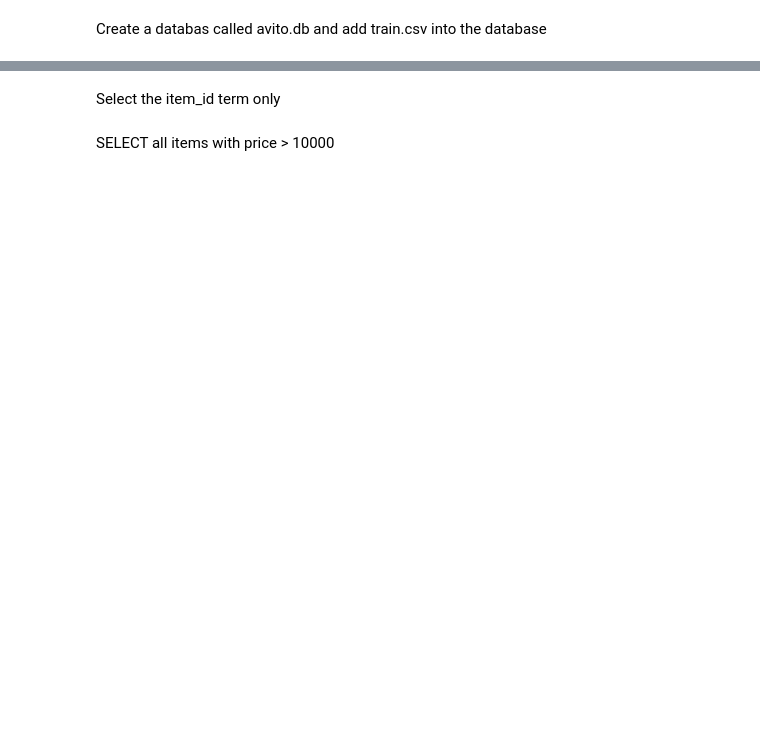
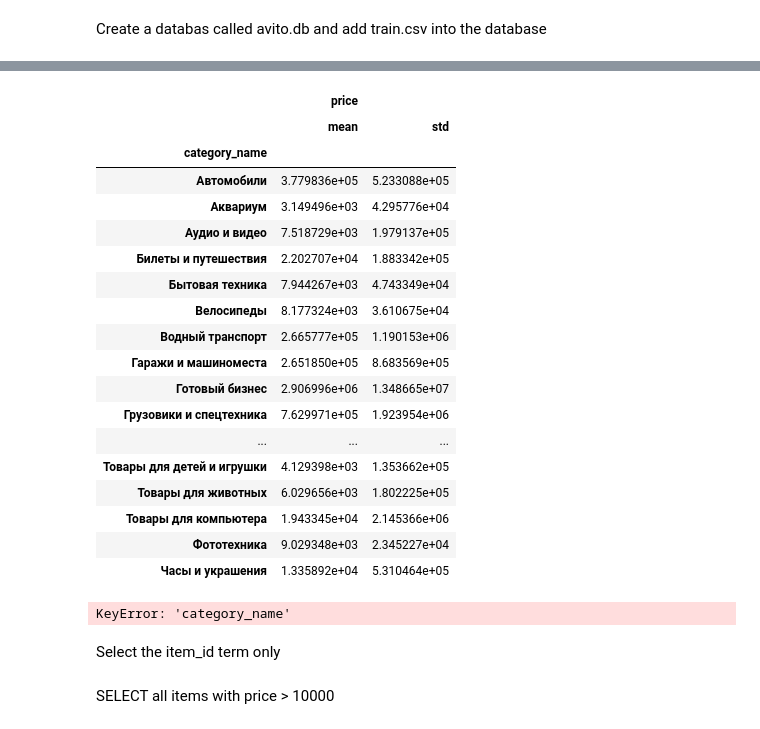
Before and after one commit to albalu/gdso-avito, a Jupyter notebook: load_files.ipynb, the cells around one changed output, grey strips where cells are left out. Drawn from its saved outputs; the diff is of its cells as text; code cells hidden in the pictures; blank space fills up the shorter version.

```diff
--- a/load_files.ipynb
+++ b/load_files.ipynb
@@ -18,0 +78,6 @@ df = pd.read_sql('SELECT * FROM train', avito)
+# %%
+train = pd.read_csv('data/train.csv', usecols=used_cols)
+#train = pd.read_csv('data/train.csv', usecols=used_cols).dropna()
+train['category_name'].nunique()
+train['price_normal'] = 0
+train.head()
@@ -18,0 +101,37 @@ df = pd.read_sql('SELECT * FROM train', avito)
+# %%
+# TEST IF TRAIN MAKES SENSE
+cate_train = train.groupby('category_name').agg({'price': [np.mean, np.std]})
+cate_train
+# %% [output]
+|  | price |  |
+|  | mean | std |
+| category_name |  |  |
+| Автомобили | 3.779836e+05 | 5.233088e+05 |
+| Аквариум | 3.149496e+03 | 4.295776e+04 |
+| Аудио и видео | 7.518729e+03 | 1.979137e+05 |
+| Билеты и путешествия | 2.202707e+04 | 1.883342e+05 |
+| Бытовая техника | 7.944267e+03 | 4.743349e+04 |
+| Велосипеды | 8.177324e+03 | 3.610675e+04 |
+| Водный транспорт | 2.665777e+05 | 1.190153e+06 |
+| Гаражи и машиноместа | 2.651850e+05 | 8.683569e+05 |
+| Готовый бизнес | 2.906996e+06 | 1.348665e+07 |
+| Грузовики и спецтехника | 7.629971e+05 | 1.923954e+06 |
+| ... | ... | ... |
+| Товары для детей и игрушки | 4.129398e+03 | 1.353662e+05 |
+| Товары для животных | 6.029656e+03 | 1.802225e+05 |
+| Товары для компьютера | 1.943345e+04 | 2.145366e+06 |
+| Фототехника | 9.029348e+03 | 2.345227e+04 |
+| Часы и украшения | 1.335892e+04 | 5.310464e+05 |
+# %%
+for i, item in enumerate(train['item_id'][0:]):
+    for j, cate in enumerate(cate_train_active['category_name']):
+#        print(i, train['category_name'][i], cate)
+        if train['category_name'][i] == cate:
+#            print(train['category_name'][i])
+#            print(cate)
+#            print(train['price'][i])
+#            print(cate_train_active['price_std'][j])
+#            print(cate_train_active['price_mean'][j])
+            train['price_normal'][i] = (train['price'][i] - cate_train_active['price_mean'][j])/cate_train_active['price_std'][j]
+# %% [output]
+KeyError: 'category_name'
```
Also changed, not shown: parts of 16 cells of this notebook.
